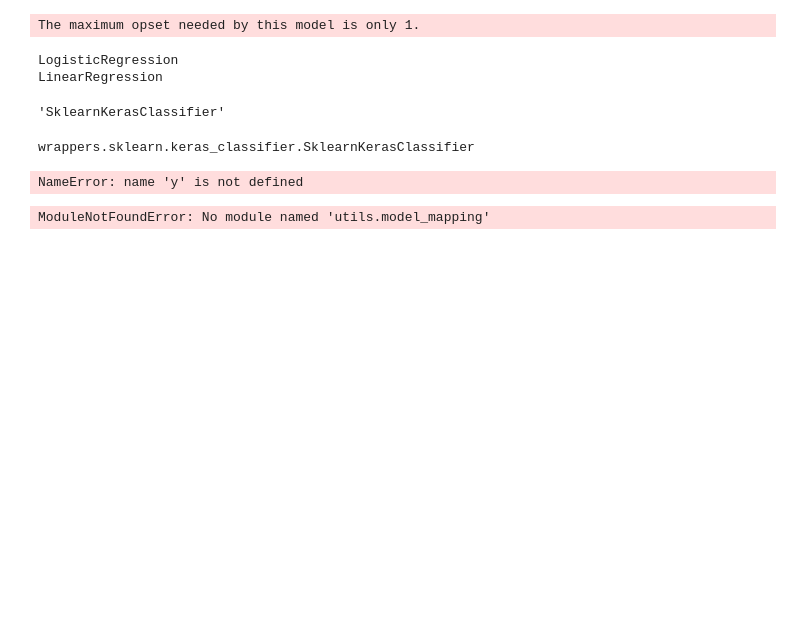
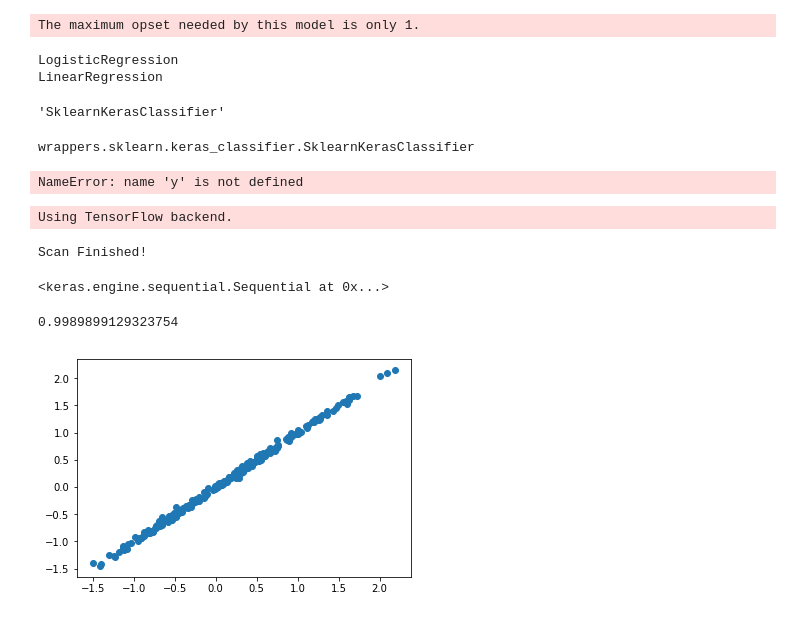
Before and after one commit to shakkeel1330/cook-imly, a Jupyter notebook: imly/experiment.ipynb, the cells around one changed output. Cells and saved outputs as stored; diff of their text form; code cells hidden in the pictures; blank space fills up the shorter version.

Commit message:
Testing concordance correlation coefficient

```diff
--- a/imly/notebooks/experiment.ipynb
+++ b/imly/experiment.ipynb
@@ -877,31 +877,36 @@ for cl in range(1,4):
 # %% [output]
 NameError: name 'y' is not defined
 # %%
-# Testing LDA #
+### Testing concordance ###
 
+from automation_script import get_dataset_info
+from imly import dope
+from os import path
 import pandas as pd
-import numpy as np
-from os import path
+from sklearn import preprocessing
+from sklearn.preprocessing import StandardScaler
+from sklearn.linear_model import LinearRegression
 from sklearn.model_selection import train_test_split
-from imly import dope
-from sklearn.discriminant_analysis import LinearDiscriminantAnalysis as LDA
 
-dataset_name = "uci_iris"
-dataset_info = experiment_automation_script.get_dataset_info(dataset_name)
+dataset_info = get_dataset_info("diabetes")
+url = "../data/diabetes.csv" if path.exists("../data/diabetes.csv") else dataset_info['url']
+data = pd.read_csv(url, delimiter=",", header=None, index_col=False)
+sc = StandardScaler()
+data = sc.fit_transform(data)
+data = pd.DataFrame(data)
 
-url = "../data/iris.csv" if path.exists("../data/iris.csv") else dataset_info['url']
-data = pd.read_csv(url , delimiter=",", header=None, index_col=False)
-class_name,index = np.unique(data.iloc[:,-1],return_inverse=True)
-data.iloc[:,-1] = index
-data = data.loc[data[4] != 2]
+
 X = data.iloc[:,:-1]
 Y = data.iloc[:,-1]
 
-x_train, x_test, y_train, y_test = train_test_split(X, Y, test_size=test_size, random_state=0)
+x_train, x_test, y_train, y_test = train_test_split(X, Y, test_size=0.60, random_state=0)
 
-model = LDA()
+model = LinearRegression()
 
 m = dope(model)
+
+x_train = x_train.values
+y_train = y_train.values
 
 m.fit(x_train, y_train)
 
@@ -916,4 +921,23 @@ m.fit(x_train, y_train)
 
 # experiment_automation_script.dopify(dataset_info, 'logistic_regression', X, Y, 0.60, params=params)
 # %% [output]
-ModuleNotFoundError: No module named 'utils.model_mapping'
+Using TensorFlow backend.
+Scan Finished!
+<keras.engine.sequential.Sequential at 0x...>
+# %%
+model.fit(x_train, y_train)
+sklearn_pred = model.predict(x_test)
+keras_pred = m.predict(x_test)
+# %%
+from utils.correlations import concordance_correlation_coefficient as ccc
+
+ccc(sklearn_pred, keras_pred)
+# %% [output]
+0.9989899129323754
+# %%
+import matplotlib.pyplot as plt
+
+plt.scatter(sklearn_pred, keras_pred)
+plt.show()
+# %% [output]
+[figure, added]
```
Also changed, not shown: parts of 4 cells of this notebook, 9 other files.
